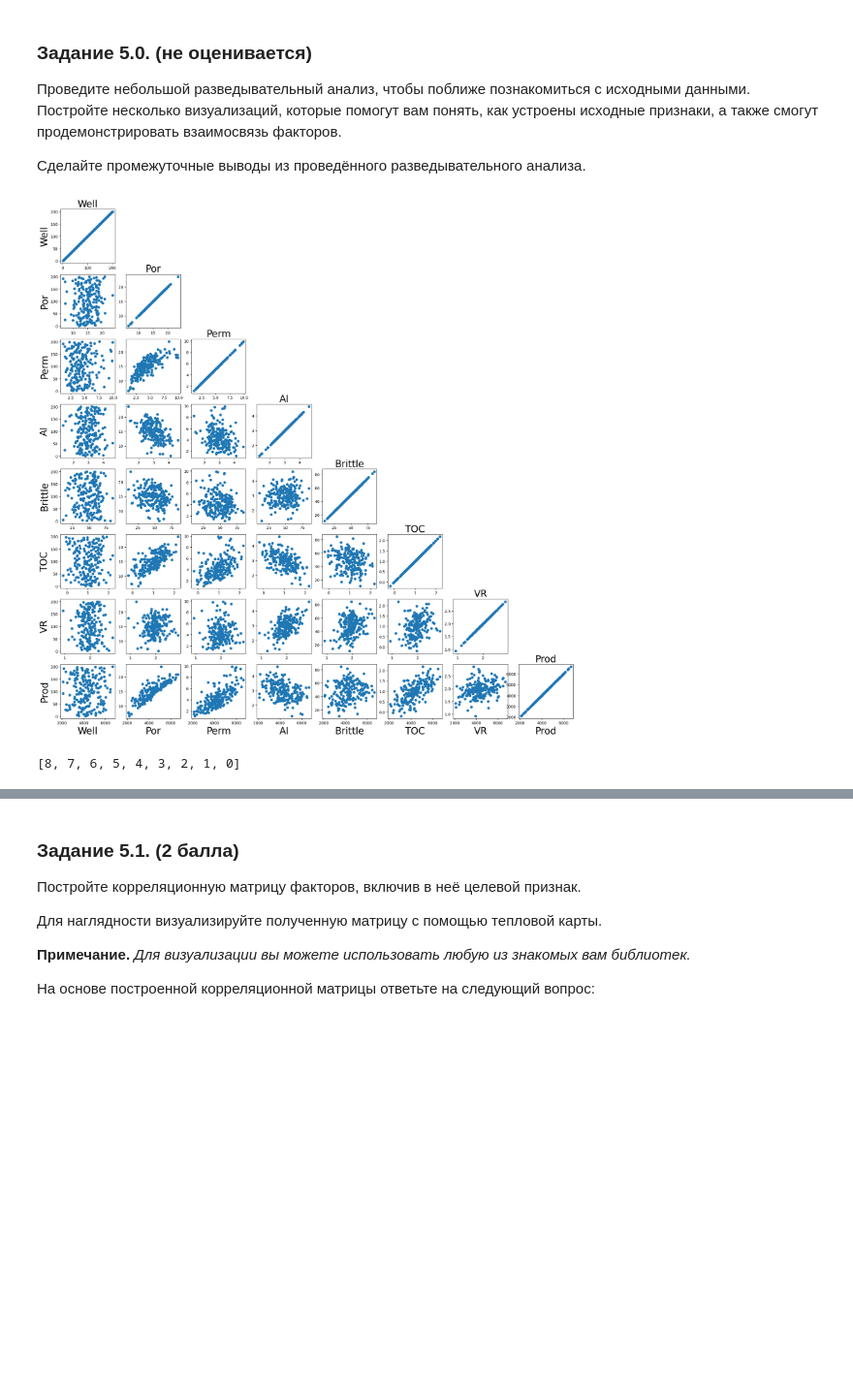
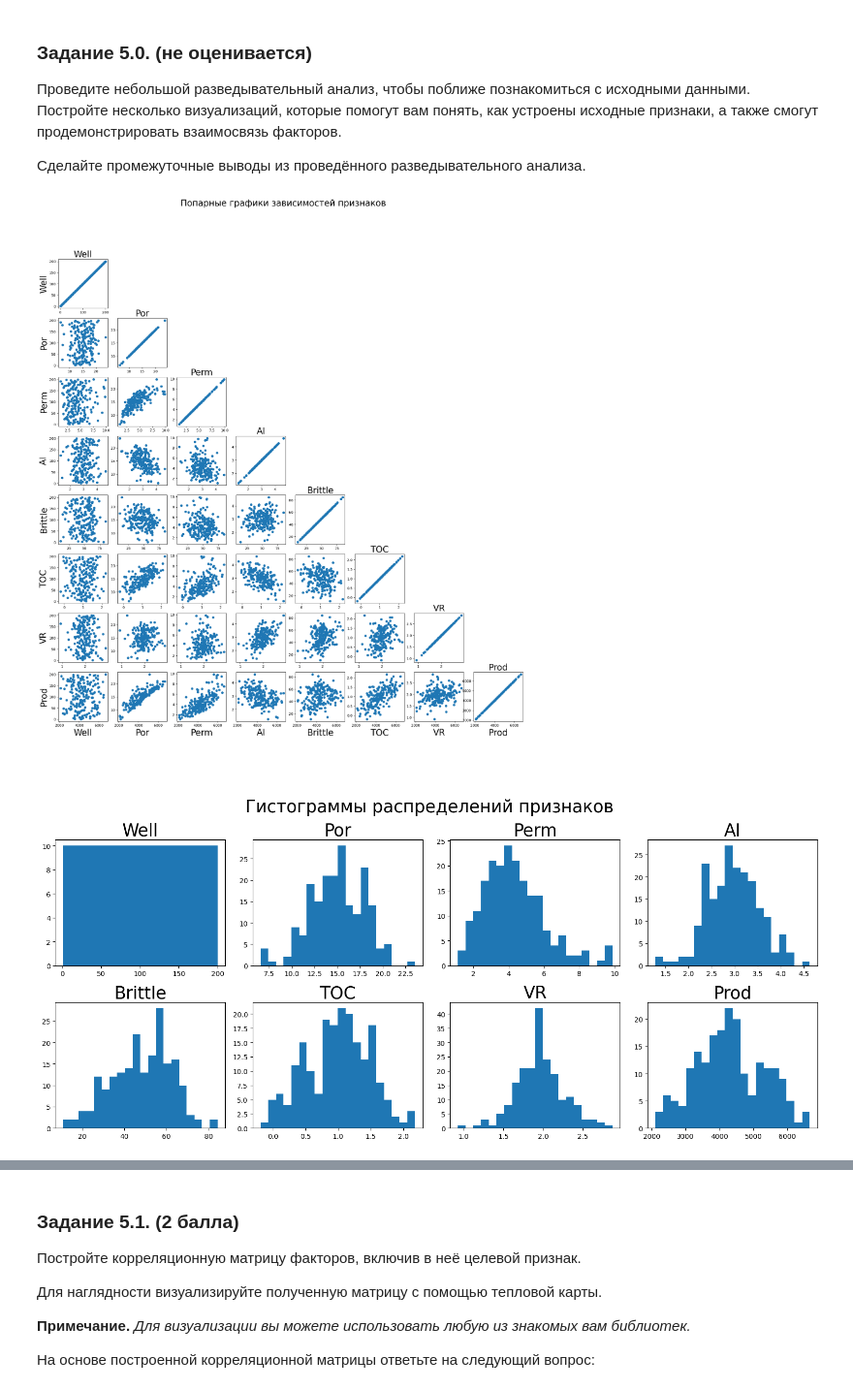
Before and after one commit to akitim/SkillFactory_current, a Jupyter notebook: MATH_ML_2_Практика_Акимкин.ipynb, the cells around one changed output, grey strips where cells are left out. Shown: that part at 97% size. Saved outputs shown, nothing was run; the diff lists cells and outputs as text; code cells hidden in the pictures; blank space fills up the shorter version.

```diff
--- a/MATH_ML_2_Практика_Акимкин.ipynb
+++ b/MATH_ML_2_Практика_Акимкин.ipynb
@@ -66,40 +66,51 @@ data.head()
 # %%
 # !pip install -U ydata-profiling
 # !pip install ipywidgets
 
 # from ydata_profiling import ProfileReport
 
 # profile = ProfileReport(data, title="Pandas Profiling Report")
 # profile
 
 
 features = data.columns.to_list()
 N = data.shape[1]
 
 # строим попарные графики зависиомстей признаков друг от друга
 fig = plt.figure(figsize=(24,24))
+font_dict = {'fontsize': 25}
+fig.suptitle('Попарные графики зависимостей признаков', fontsize=25)
 for i in range(N - 1, -1, -1):
     for j in range(0, i + 1):
         ax_curr = plt.subplot2grid(shape=(N,N), loc=(i, j), fig=fig)
         ax_curr.scatter(data.iloc[:, i], data.iloc[:, j])
         if i == 7:
-            plt.xlabel(data.iloc[:, j].name, fontsize=25)
+            plt.xlabel(data.iloc[:, j].name, fontdict=font_dict)
         if i == j:
-            ax_curr.set_title(data.iloc[:, j].name, fontsize=25)
+            ax_curr.set_title(data.iloc[:, j].name, fontdict=font_dict)
         if j == 0:
-            plt.ylabel(data.iloc[:, i].name, fontsize=25)
+            plt.ylabel(data.iloc[:, i].name, fontdict=font_dict)
 
+# построим гистограммы распределений каждого из признаков
+fig = plt.figure(figsize=(16,8), layout='tight');
+fig.suptitle('\n\nГистограммы распределений признаков', fontsize=25)
+n_rows = 2
+for i in range(N):
+    ax_curr = plt.subplot2grid(shape=(2, N//n_rows),
+                               loc=(i//(N//n_rows), i % (N//n_rows)),
+                               fig=fig);
+    ax_curr.hist(data.iloc[:, i], bins=20);
+    ax_curr.set_title(data.iloc[:, i].name, font_dict)
 
-# Промежуточные выводы
+#===============================================================================
+# Промежуточные выводы.
+
 # 1) Данные чистые, пропуски отсутствуют.
+# 2) Распределение значений признаков (за исключением Well) близки к нормальному.
 # 2) Признак Well порядковый (судя по всему является поряковым номером скважины)
 #    и не несет какой-либо информации.
 # 3) Имеется сильная корреляция между признаками Por, Perm, TOC и Prod, а также
 #    TOC и AI
 # %% [output]
-[figure, old version]
+[figure, new version]
+[figure, added]
-# %%
-# удалить
-[i for i in range(8, -1, -1)]
-# %% [output]
-[8, 7, 6, 5, 4, 3, 2, 1, 0]
```
Also changed, not shown: parts of 1 cell of this notebook.
